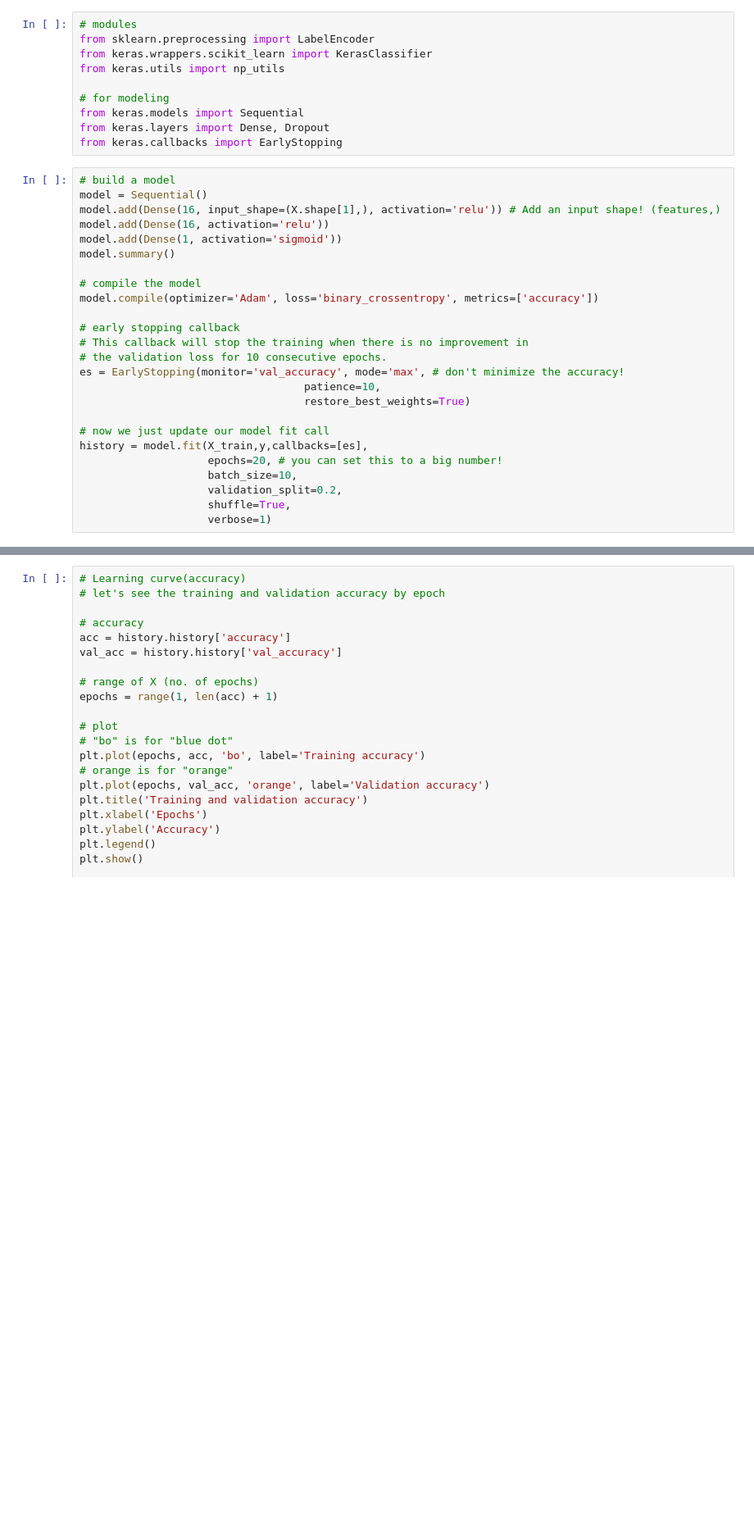
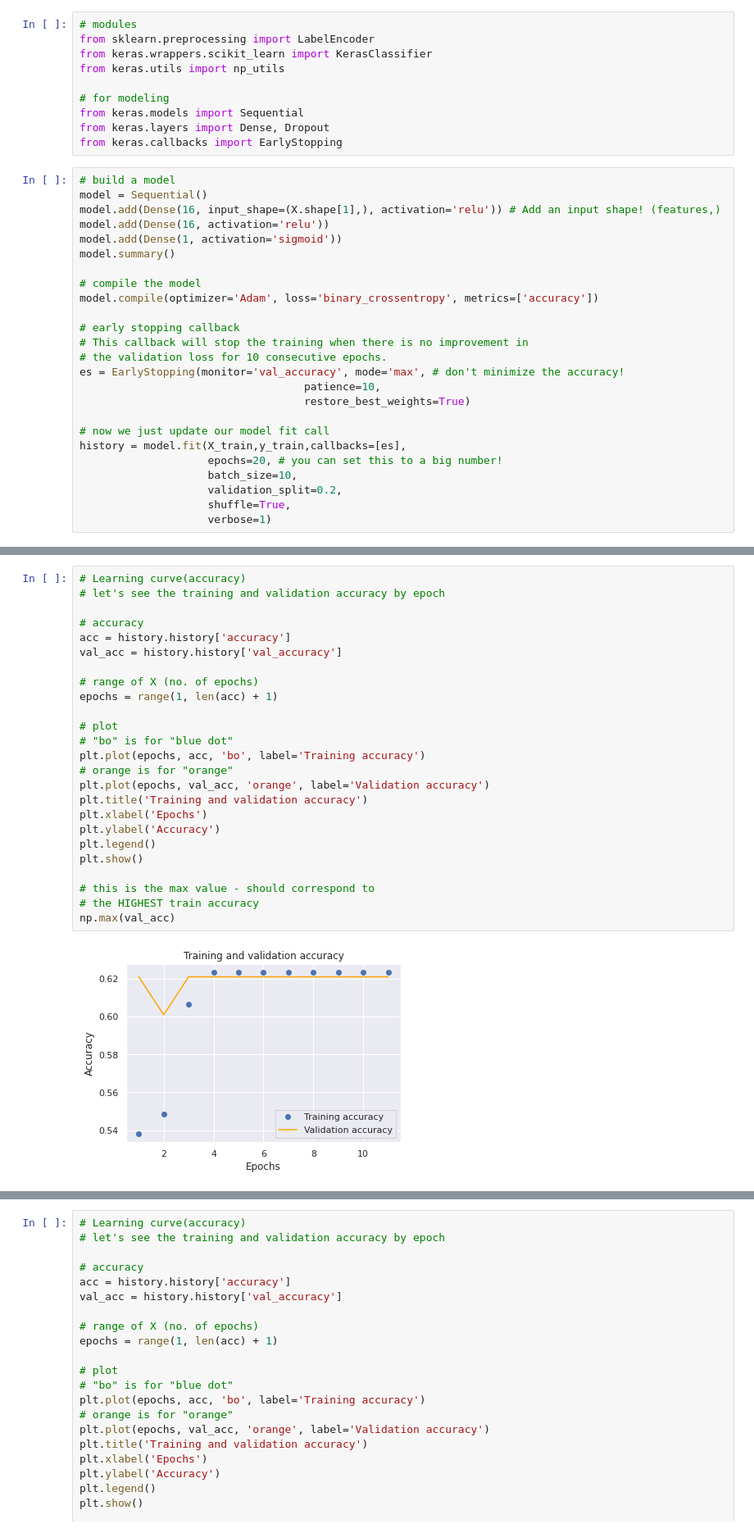
Before and after one commit to Astroprogramm/Machine_Learning_Project, a Jupyter notebook: ML_HospitalStay.ipynb, the cells around one changed output, grey strips where cells are left out. Shown at 82% size. Drawn from its saved outputs; the diff is of its cells as text; blank space fills up the shorter version.

```diff
--- a/ML_HospitalStay.ipynb
+++ b/ML_HospitalStay.ipynb
@@ -659,7 +718,7 @@ es = EarlyStopping(monitor='val_accuracy', mode='max', # don't minimize the accu
                                    restore_best_weights=True)
 
 # now we just update our model fit call
-history = model.fit(X_train,y,callbacks=[es],
+history = model.fit(X_train,y_train,callbacks=[es],
                     epochs=20, # you can set this to a big number!
                     batch_size=10,
                     validation_split=0.2,
@@ -685,0 +767,27 @@ Epoch 11/20
+# %%
+# Learning curve(accuracy)
+# let's see the training and validation accuracy by epoch
+
+# accuracy
+acc = history.history['accuracy']
+val_acc = history.history['val_accuracy']
+
+# range of X (no. of epochs)
+epochs = range(1, len(acc) + 1)
+
+# plot
+# "bo" is for "blue dot"
+plt.plot(epochs, acc, 'bo', label='Training accuracy')
+# orange is for "orange"
+plt.plot(epochs, val_acc, 'orange', label='Validation accuracy')
+plt.title('Training and validation accuracy')
+plt.xlabel('Epochs')
+plt.ylabel('Accuracy')
+plt.legend()
+plt.show()
+
+# this is the max value - should correspond to
+# the HIGHEST train accuracy
+np.max(val_acc)
+# %% [output]
+[figure, added]
```
Also changed, not shown: parts of 25 cells of this notebook.
